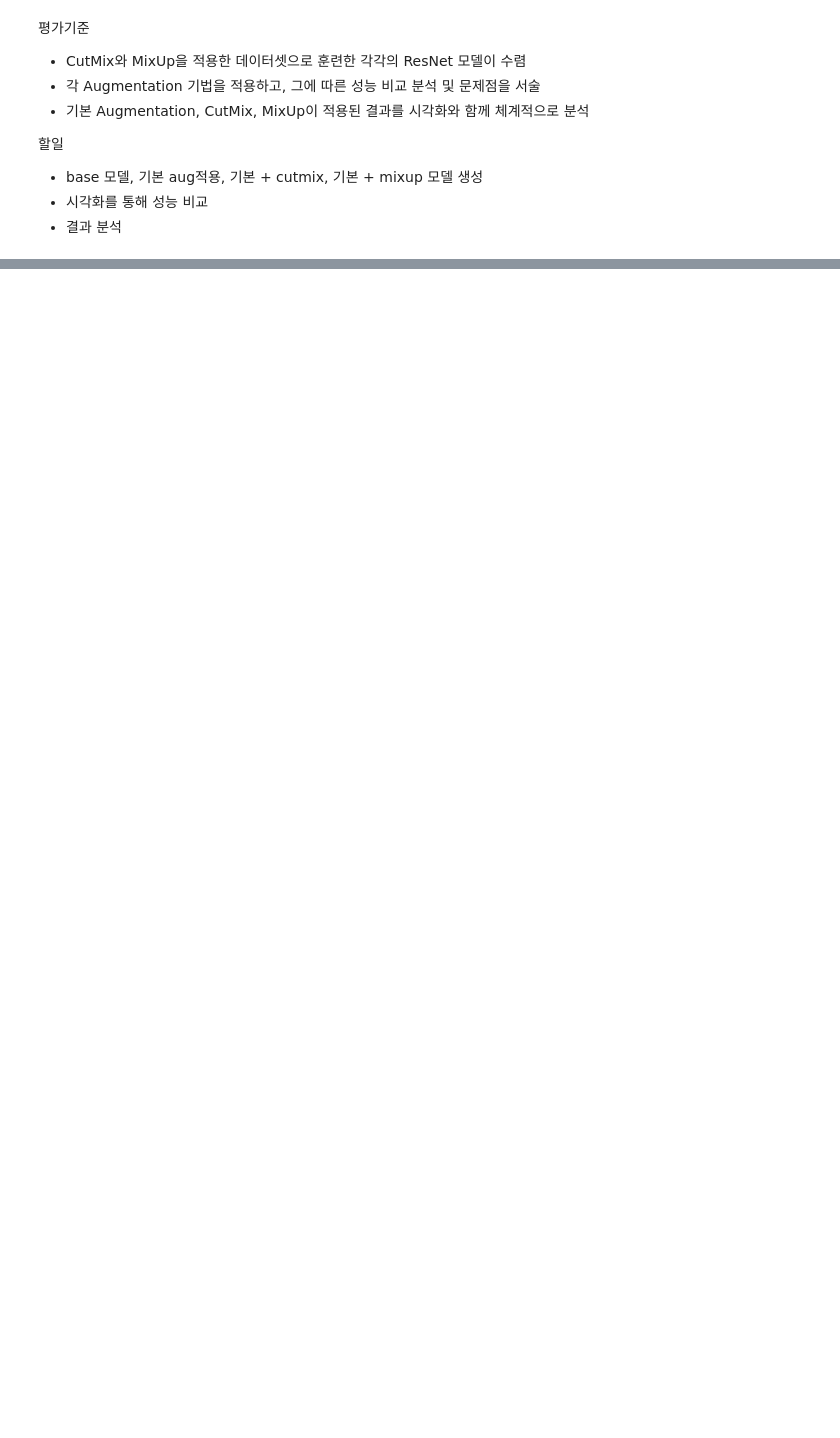
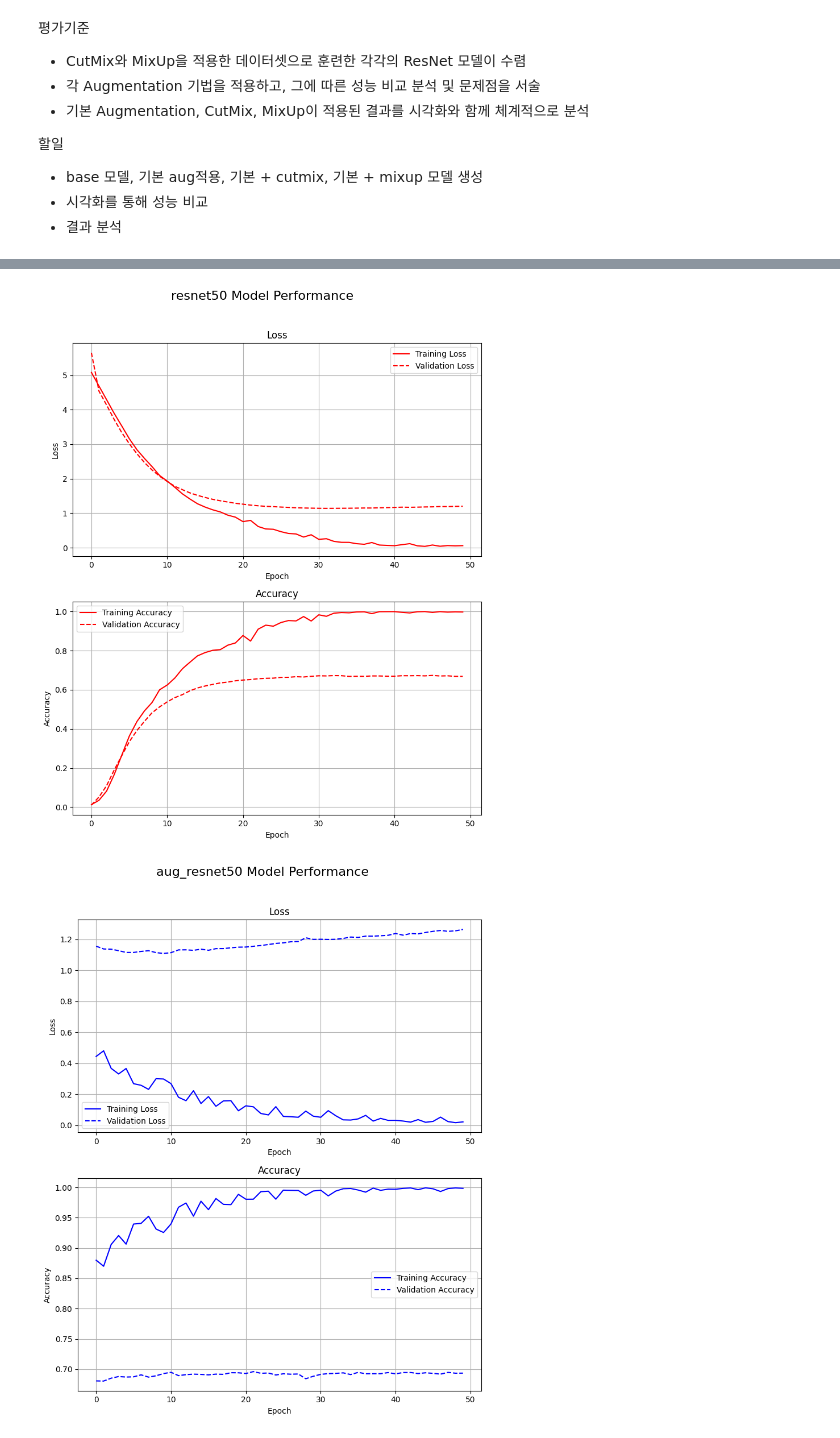
Before and after one commit to L3earl/aiffel, a Jupyter notebook: 0702_GOINGDEEPER_02/project.ipynb, the cells around one changed output, grey strips where cells are left out. Cells and saved outputs as stored; diff of their text form; code cells hidden in the pictures; blank space fills up the shorter version.

```diff
--- a/0702_GOINGDEEPER_02/project.ipynb
+++ b/0702_GOINGDEEPER_02/project.ipynb
@@ -371,0 +467,55 @@ Epoch 20/20
+# %%
+# CSV 파일 경로
+common_path = '_20_no_repeat_train_log.csv'
+log_filepaths = {
+    'resnet50': f'./history/resnet50{common_path}',
+    'aug_resnet50': f'./history/aug_resnet50{common_path}',
+    'cutmix_resnet50': f'./history/cutmix_resnet50{common_path}',
+    'mixup_resnet50': f'./history/mixup_resnet50{common_path}'
+}
+
+# 로그 파일을 데이터프레임으로 불러오기
+log_dfs = {name: pd.read_csv(filepath) for name, filepath in log_filepaths.items()}
+
+# 특정 에포크 이상
+min_epoch = 10
+filtered_log_dfs = {name: df[df['epoch'] >= min_epoch] for name, df in log_dfs.items()}
+# %%
+# 로그 파일을 데이터프레임으로 불러오기
+log_dfs = {name: pd.read_csv(filepath) for name, filepath in log_filepaths.items()}
+
+colors = ['r', 'b', 'g', 'y']
+model_names = list(log_filepaths.keys())
+
+# 모델별로 반복하여 플로팅
+for color, name in zip(colors, model_names):
+    df = log_dfs[name]
+    epochs = df['epoch']
+
+    fig, axes = plt.subplots(2, 1, figsize=(8, 10))
+    fig.suptitle(f'{name} Model Performance', fontsize=16)
+
+    # 손실 그래프
+    axes[0].plot(epochs, df['loss'], color + '-', label='Training Loss')
+    axes[0].plot(epochs, df['val_loss'], color + '--', label='Validation Loss')
+    axes[0].set_title('Loss')
+    axes[0].set_xlabel('Epoch')
+    axes[0].set_ylabel('Loss')
+    axes[0].legend(loc='best')
+    axes[0].grid(True)
+
+    # 정확도 그래프
+    axes[1].plot(epochs, df['accuracy'], color + '-', label='Training Accuracy')
+    axes[1].plot(epochs, df['val_accuracy'], color + '--', label='Validation Accuracy')
+    axes[1].set_title('Accuracy')
+    axes[1].set_xlabel('Epoch')
+    axes[1].set_ylabel('Accuracy')
+    axes[1].legend(loc='best')
+    axes[1].grid(True)
+
+    plt.tight_layout(rect=[0, 0, 1, 0.96])
+    plt.savefig(f'./history/{name}_50_no_repeat.png')
+    plt.show()
+# %% [output]
+[figure, added]
+[figure, added]
```
Also changed, not shown: parts of 21 cells of this notebook, 8 other files.
